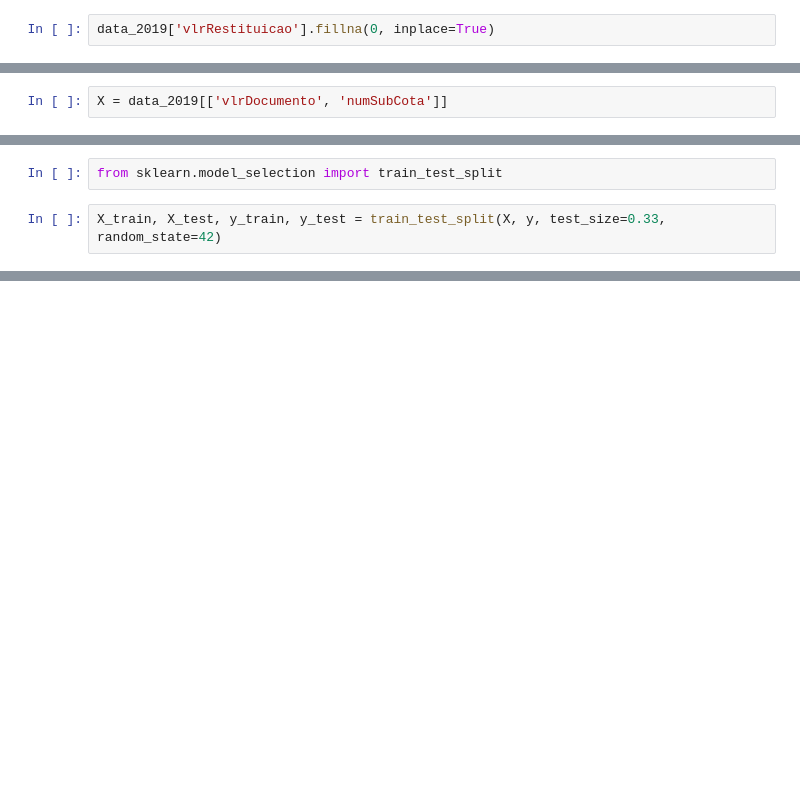
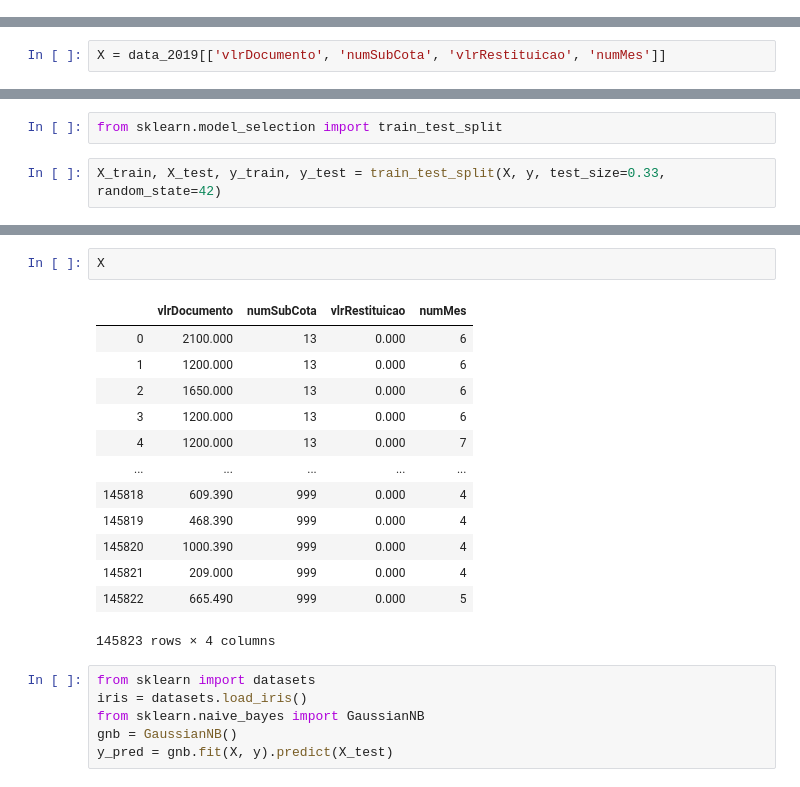
Before and after one commit to instituto-hub/Bootcamp-Ciencia-de-Dados, a Jupyter notebook: Turma #1/gasto_deputados.ipynb, the cells around one changed output, grey strips where cells are left out. Cells and saved outputs as stored; diff of their text form; blank space fills up the shorter version.

```diff
--- a/Turma #1/gasto_deputados.ipynb
+++ b/Turma #1/gasto_deputados.ipynb
@@ -397,5 +399,3 @@ array([         nan, 2.267000e+01, 3.000000e+00, 5.000000e+00,
        3.364300e+02, 2.790000e+01, 3.191000e+01, 3.045000e+01,
        5.259000e+01, 1.500000e+01, 1.000000e+01, 3.043000e+01,
        4.858000e+01])
-# %%
-data_2019['vlrRestituicao'].fillna(0, inplace=True)
@@ -416,5 +402,5 @@ data_2019['vlrRestituicao'].fillna(0, inplace=True)
 # %%
-X = data_2019[['vlrDocumento', 'numSubCota']]
+X = data_2019[['vlrDocumento', 'numSubCota', 'vlrRestituicao', 'numMes']]
 # %%
 y = data_2019[['txtDescricao']]
 # %%
@@ -438,0 +535,22 @@ print(predicted)
+# %%
+X
+# %% [output]
+|  | vlrDocumento | numSubCota | vlrRestituicao | numMes |
+| 0 | 2100.000 | 13 | 0.000 | 6 |
+| 1 | 1200.000 | 13 | 0.000 | 6 |
+| 2 | 1650.000 | 13 | 0.000 | 6 |
+| 3 | 1200.000 | 13 | 0.000 | 6 |
+| 4 | 1200.000 | 13 | 0.000 | 7 |
+| ... | ... | ... | ... | ... |
+| 145818 | 609.390 | 999 | 0.000 | 4 |
+| 145819 | 468.390 | 999 | 0.000 | 4 |
+| 145820 | 1000.390 | 999 | 0.000 | 4 |
+| 145821 | 209.000 | 999 | 0.000 | 4 |
+| 145822 | 665.490 | 999 | 0.000 | 5 |
+145823 rows × 4 columns
+# %%
+from sklearn import datasets
+iris = datasets.load_iris()
+from sklearn.naive_bayes import GaussianNB
+gnb = GaussianNB()
+y_pred = gnb.fit(X, y).predict(X_test)
```
Also changed, not shown: parts of 20 cells of this notebook.
